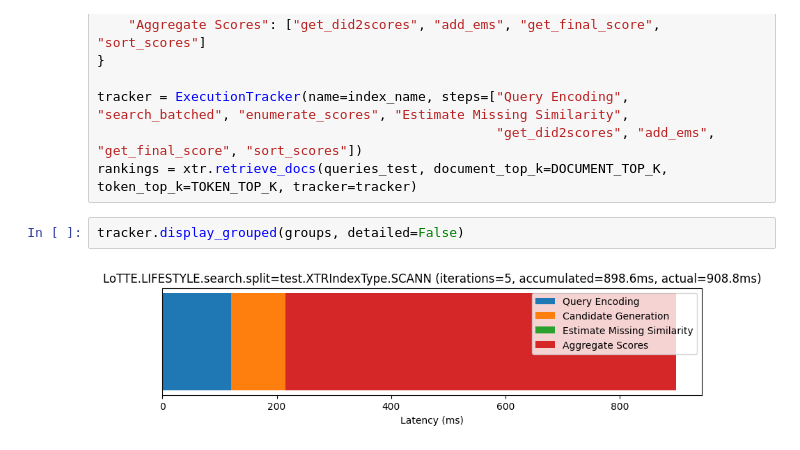
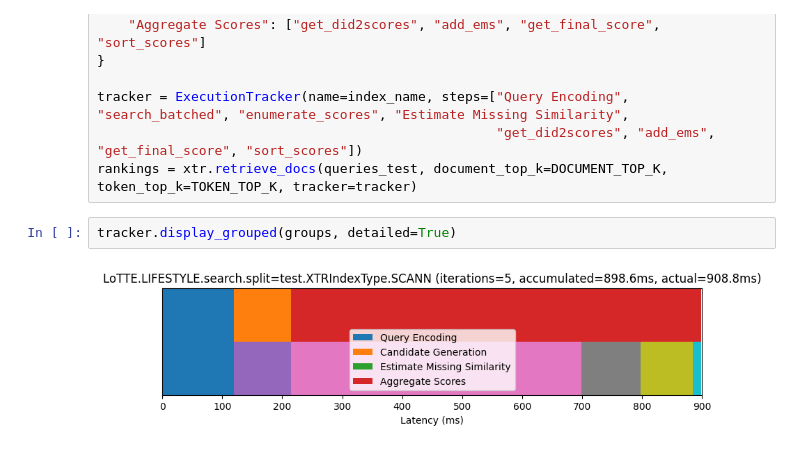
Before and after one commit to jlscheerer/xtr-eval, a Jupyter notebook: optimizations.ipynb, the cells around one changed output. Cells and saved outputs as stored; diff of their text form.

```diff
--- a/optimizations.ipynb
+++ b/optimizations.ipynb
@@ -51,6 +51,6 @@ tracker = ExecutionTracker(name=index_name, steps=["Query Encoding", "search_bat
                                                    "get_did2scores", "add_ems", "get_final_score", "sort_scores"])
 rankings = xtr.retrieve_docs(queries_test, document_top_k=DOCUMENT_TOP_K, token_top_k=TOKEN_TOP_K, tracker=tracker)
 # %%
-tracker.display_grouped(groups, detailed=False)
+tracker.display_grouped(groups, detailed=True)
 # %% [output]
-[figure, old version]
+[figure, new version]
```
Also changed, not shown: parts of 5 cells of this notebook.
